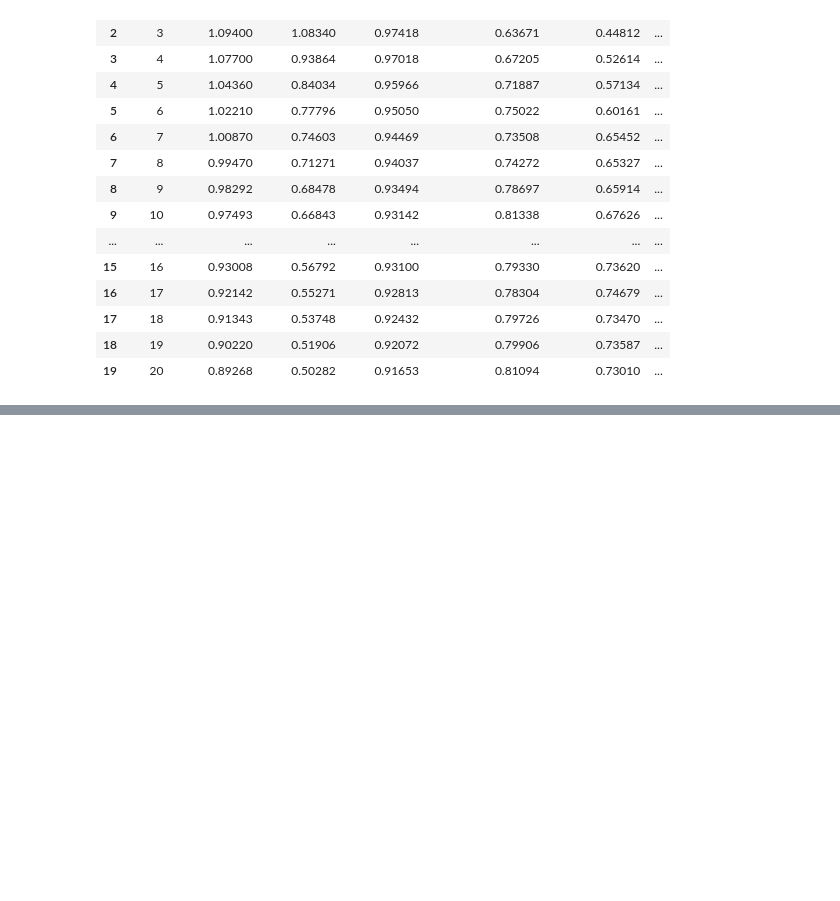
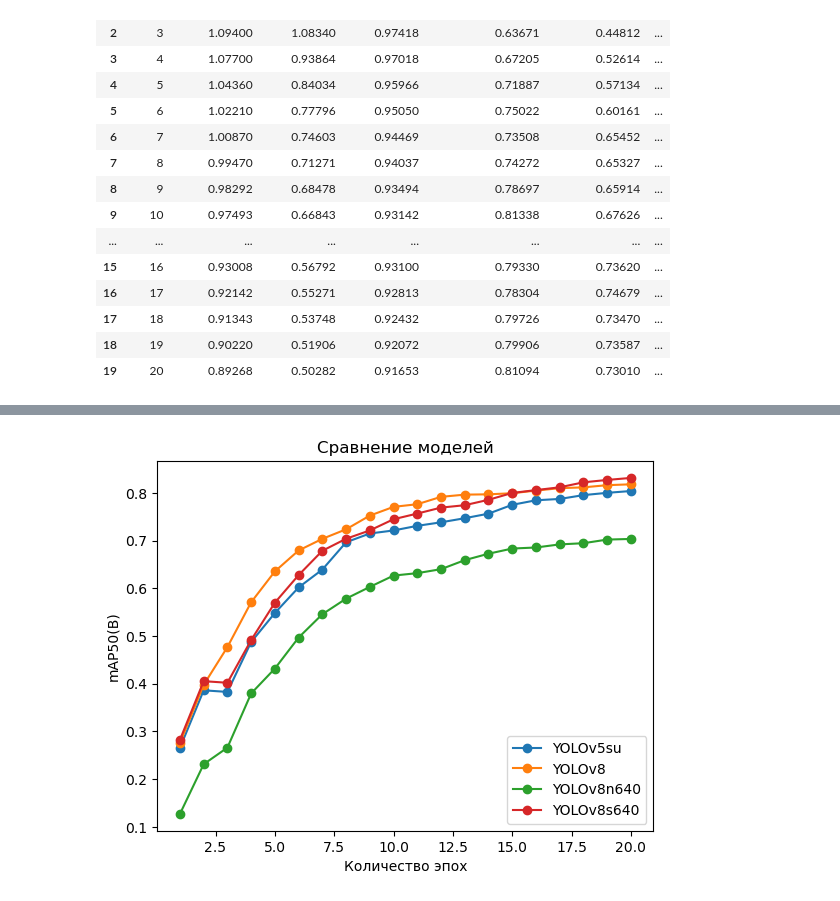
Before and after one commit to basil-77/itmo_deep_learning_in_practice, a Jupyter notebook: draft/result.ipynb, the cells around one changed output, grey strips where cells are left out. Saved outputs shown, nothing was run; the diff lists cells and outputs as text; code cells hidden in the pictures; blank space fills up the shorter version.

```diff
--- a/draft/result.ipynb
+++ b/draft/result.ipynb
@@ -104,0 +153,44 @@ plt.show()
+# %%
+# Данные для первого источника
+x_values1 = v5su['                  epoch']
+y_values1 = v5su['       metrics/mAP50(B)']
+
+# Данные для второго источника
+x_values2 = v8['                  epoch']
+y_values2 = v8['       metrics/mAP50(B)']
+
+# Данные для третьего источника
+x_values3 = v8n640['                  epoch']
+y_values3 = v8n640['       metrics/mAP50(B)']
+
+# Данные для четвертого источника
+x_values4 = v8s640['                  epoch']
+y_values4 = v8s640['       metrics/mAP50(B)']
+
+# Построение линейного графика для первого источника
+plt.plot(x_values1, y_values1, label='YOLOv5su', marker='o')
+
+# Построение линейного графика для второго источника
+plt.plot(x_values2, y_values2, label='YOLOv8', marker='o')
+
+# Построение линейного графика для второго источника
+plt.plot(x_values3, y_values3, label='YOLOv8n640', marker='o')
+
+# Построение линейного графика для второго источника
+plt.plot(x_values4, y_values4, label='YOLOv8s640', marker='o')
+
+# Добавление заголовка и меток осей
+plt.title('Сравнение моделей')
+plt.xlabel('Количество эпох')
+plt.ylabel('mAP50(B)')
+
+# Добавление легенды
+plt.legend()
+
+# Сохранение графика
+plt.savefig('/Users/muzafarov/Desktop/MyEducation/DeepLearningInPractice/itmo_deep_learning_in_practice/img/mAP.png', format='png')
+
+# Отображение графика
+plt.show()
+# %% [output]
+[figure, added]
```
Also changed, not shown: parts of 11 cells of this notebook, 2 other files.
